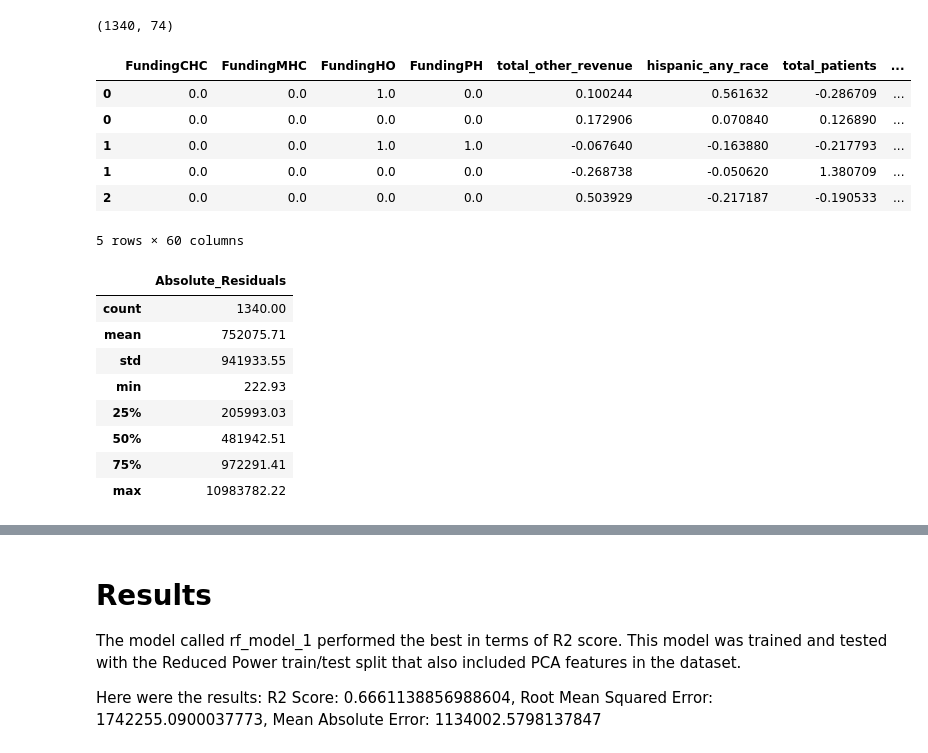
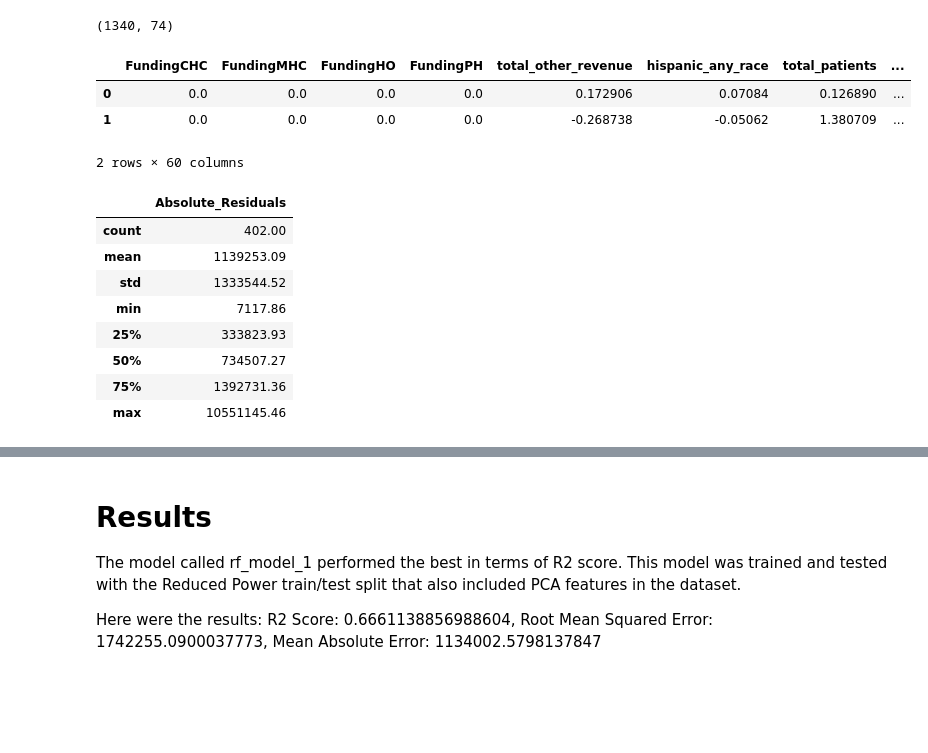
Before and after one commit to dezertdweller/capstone-project-fqhc-model, a Jupyter notebook: notebooks/modeling.ipynb, the cells around one changed output, grey strips where cells are left out. Saved outputs shown, nothing was run; the diff lists cells and outputs as text; code cells hidden in the pictures; blank space fills up the shorter version.

```diff
--- a/notebooks/modeling.ipynb
+++ b/notebooks/modeling.ipynb
@@ -1540,31 +1547,28 @@ combined_data_test = pd.merge(X_test_rr, results_df, left_index=True, right_inde
 combined_data_train = pd.merge(X_train_rr, results_df_train, left_index=True, right_index=True, how='inner')
 combined_data = pd.concat([combined_data_train, combined_data_test], axis=0)
 # %%
-df = pd.read_csv(DATA_PATH +'data_new_features.csv')
+df = pd.read_csv(DATA_PATH +'modeling/data_new_features.csv')
 df.shape
 # %% [output]
 (1340, 74)
 # %%
-combined_data = pd.merge(combined_data, df[['HealthCenterName', 'HealthCenterState']], left_index=True, right_index=True, how='inner')
+combined_data = pd.merge(combined_data_test, df[['HealthCenterName', 'HealthCenterState']], left_index=True, right_index=True, how='inner')
 # %%
-combined_data.head()
+combined_data.head(2)
 # %% [output]
 |  | FundingCHC | FundingMHC | FundingHO | FundingPH | total_other_revenue | hispanic_any_race | total_patients | ... |
-| 0 | 0.0 | 0.0 | 1.0 | 0.0 | 0.100244 | 0.561632 | -0.286709 | ... |
-| 0 | 0.0 | 0.0 | 0.0 | 0.0 | 0.172906 | 0.070840 | 0.126890 | ... |
-| 1 | 0.0 | 0.0 | 1.0 | 1.0 | -0.067640 | -0.163880 | -0.217793 | ... |
-| 1 | 0.0 | 0.0 | 0.0 | 0.0 | -0.268738 | -0.050620 | 1.380709 | ... |
-| 2 | 0.0 | 0.0 | 0.0 | 0.0 | 0.503929 | -0.217187 | -0.190533 | ... |
+| 0 | 0.0 | 0.0 | 0.0 | 0.0 | 0.172906 | 0.07084 | 0.126890 | ... |
+| 1 | 0.0 | 0.0 | 0.0 | 0.0 | -0.268738 | -0.05062 | 1.380709 | ... |
-5 rows × 60 columns
+2 rows × 60 columns
 # %%
 combined_data[['Absolute_Residuals']].describe().apply(lambda x: x.apply('{0:.2f}'.format))
 # %% [output]
 |  | Absolute_Residuals |
-| count | 1340.00 |
-| mean | 752075.71 |
-| std | 941933.55 |
-| min | 222.93 |
-| 25% | 205993.03 |
-| 50% | 481942.51 |
-| 75% | 972291.41 |
-| max | 10983782.22 |
+| count | 402.00 |
+| mean | 1139253.09 |
+| std | 1333544.52 |
+| min | 7117.86 |
+| 25% | 333823.93 |
+| 50% | 734507.27 |
+| 75% | 1392731.36 |
+| max | 10551145.46 |
```
Also changed, not shown: parts of 38 cells of this notebook, 2 other files.
